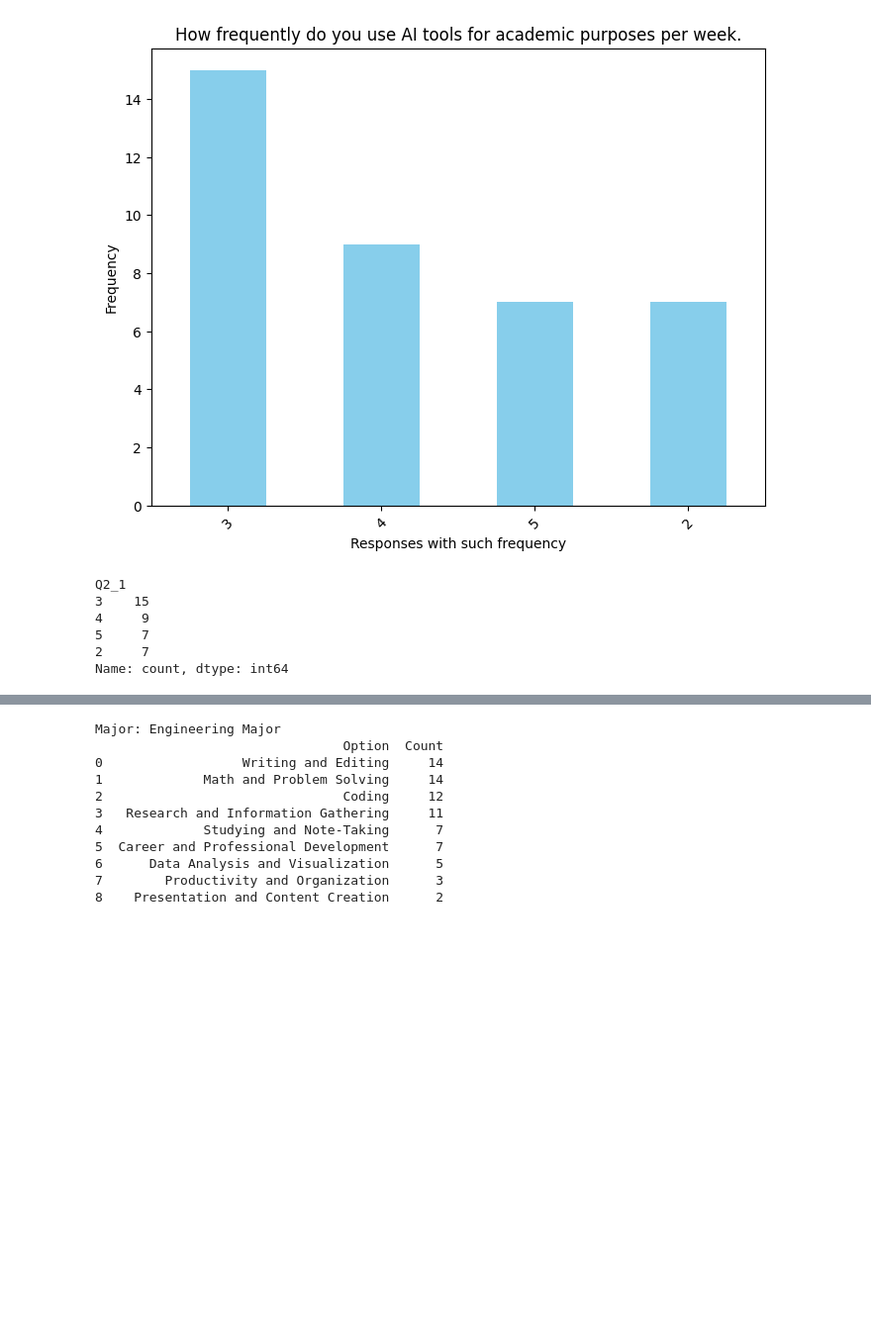
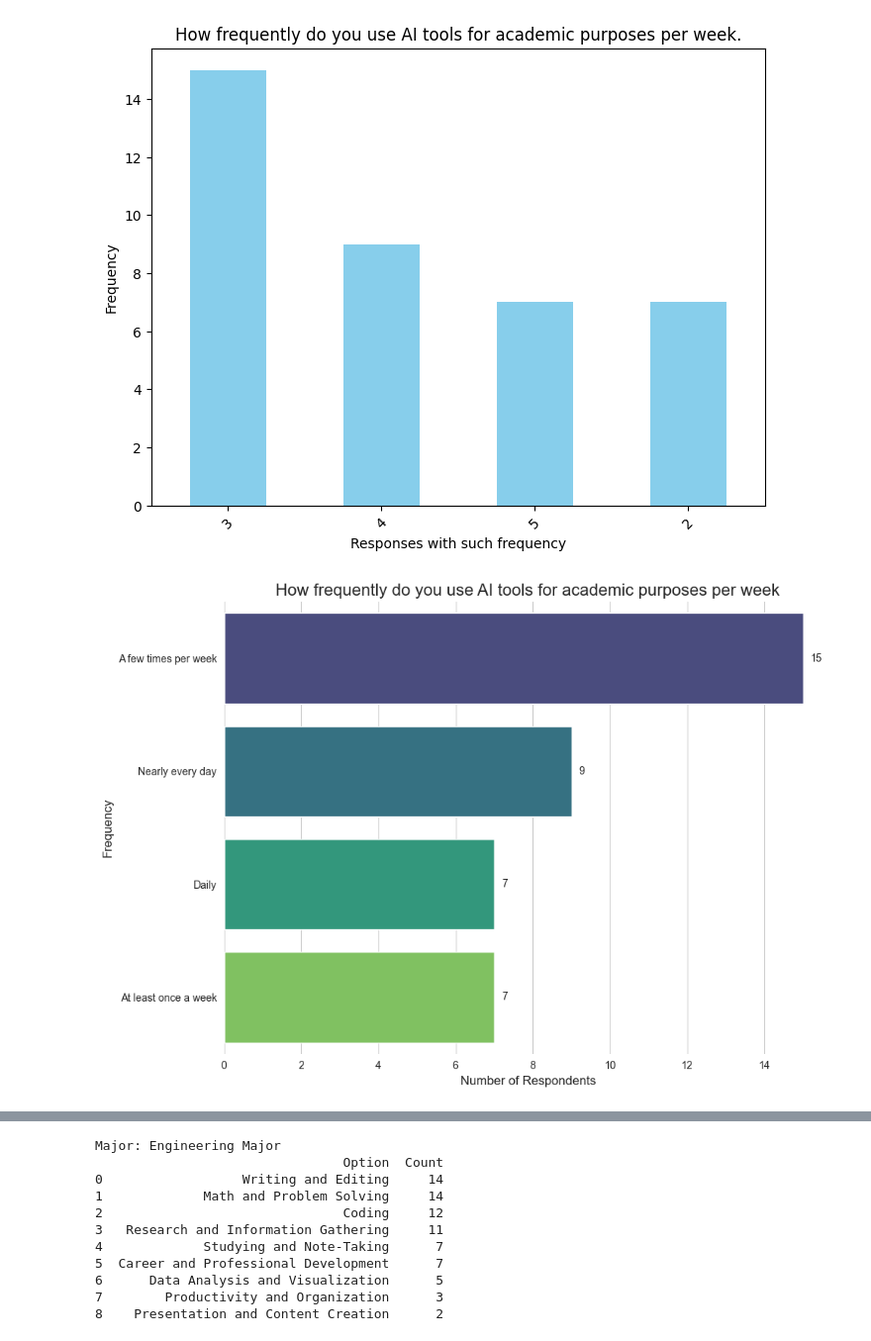
Before and after one commit to mauricio-b-mossi/ResearchReportDataAnalysisENC3246, a Jupyter notebook: new.ipynb, the cells around one changed output, grey strips where cells are left out. Shown at 99% size. Saved outputs shown, nothing was run; the diff lists cells and outputs as text; code cells hidden in the pictures; blank space fills up the shorter version.

```diff
--- a/new.ipynb
+++ b/new.ipynb
@@ -47,12 +47,5 @@ plt.xticks(rotation=45)  # Rotate x-axis labels for better readability
 plt.show()
 # %% [output]
 [figure]
-# %%
-q2
-# %% [output]
-Q2_1
-3    15
-4     9
-5     7
-2     7
-Name: count, dtype: int64
+# %%
+q2df = df[3:].copy(deep=True)
@@ -59,3 +75,47 @@ Name: count, dtype: int64
+# %%
+def q2plot(title, series_to_plot):
+    # Drop "No Response"
+    filtered_series = series_to_plot[series_to_plot != "No Response"]
+
+    # Get value counts
+    response_counts = filtered_series.value_counts()
+
+    # Convert to DataFrame for Seaborn
+    df_counts = pd.DataFrame({'Response': response_counts.index, 'Count': response_counts.values})
+
+    # Set a visually appealing style
+    sns.set_style("whitegrid")
+    plt.figure(figsize=(10, 7))
+
+    # Create the bar plot with improved aesthetics (following the deprecation warning)
+    ax = sns.barplot(x='Count', y='Response', data=df_counts,
+                    order=df_counts.sort_values('Count', ascending=False)['Response'],
+                    hue='Response', palette="viridis", legend=False)
+
+    # Add labels and title with better formatting
+    plt.title(title, fontsize=16)
+    plt.xlabel('Number of Respondents', fontsize=12)
+    plt.ylabel('Frequency', fontsize=12)
+    plt.xticks(fontsize=10)
+    plt.yticks(fontsize=10)
+
+
+    # Add value labels on the bars
+    for p in ax.patches:
+        width = p.get_width()
+        plt.text(width + 0.2, p.get_y() + p.get_height() / 2.,
+                f'{int(width)}',
+                ha='left', va='center', fontsize=10)
+
+    # Remove spines for a cleaner look
+    sns.despine(left=True, bottom=True)
+
+    plt.tight_layout()
+    plt.show()
+# %%
+q2plot("How frequently do you use AI tools for academic purposes per week", q2df["nQ2_1"])
+# %% [output]
+[figure, added]
 # %%
 eng = df[df["Q1"] == "Engineering Major"]
 lib = df[df["Q1"] == "Liberal Arts and Sciences Major"]
```
Also changed, not shown: parts of 13 cells of this notebook.
